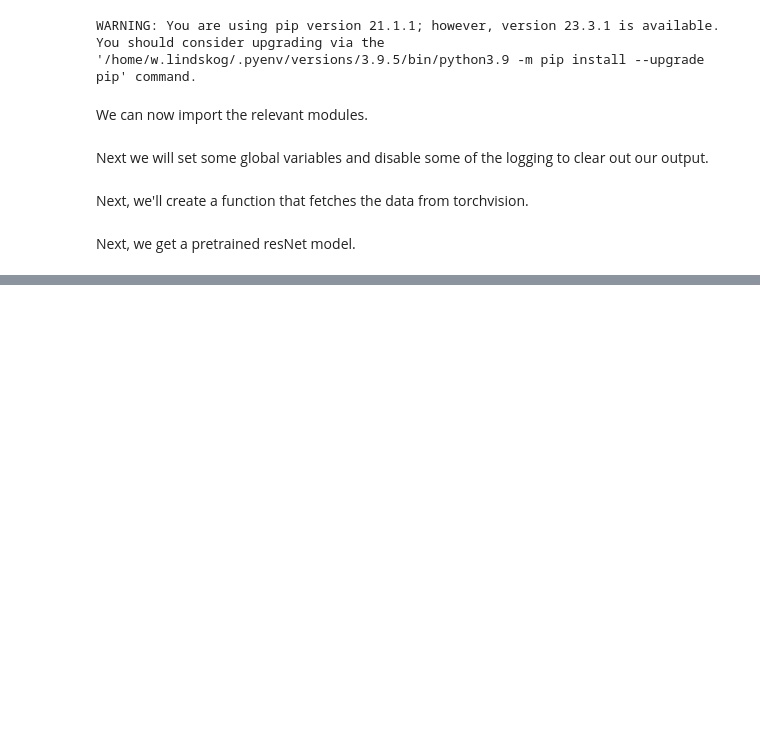
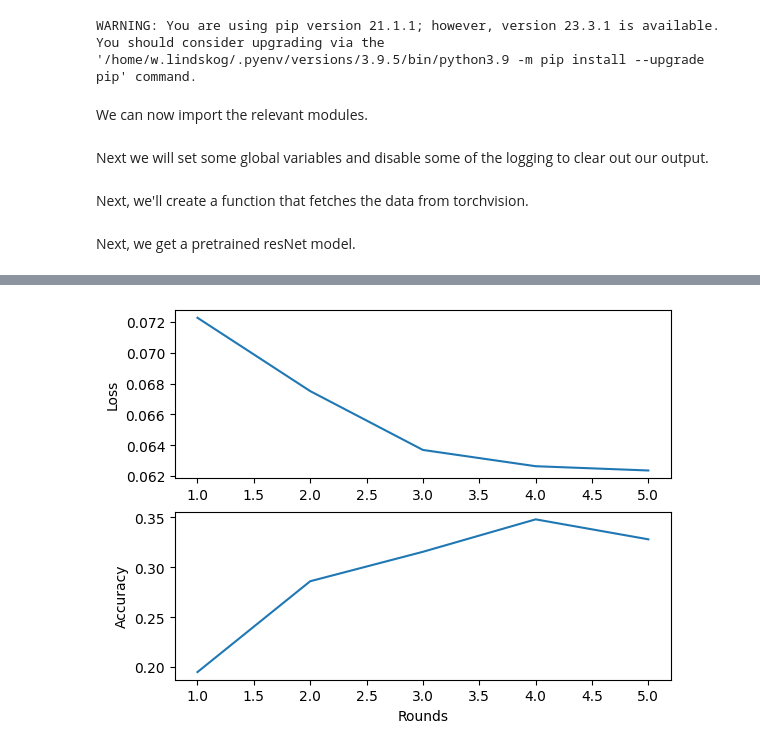
Before and after one commit to WilliamLindskog/AI_Academy_demo, a Jupyter notebook: federated_quickstart.ipynb, the cells around one changed output, grey strips where cells are left out. Drawn from its saved outputs; the diff is of its cells as text; code cells hidden in the pictures; blank space fills up the shorter version.

```diff
--- a/federated_quickstart.ipynb
+++ b/federated_quickstart.ipynb
@@ -71,10 +77,3 @@ def load_data() -> Union[DataLoader, DataLoader]:
     return train_loader, test_loader
 # %% [markdown]
 Next, we get a pretrained resNet model.
-# %%
-# Get resnet18 model
-def get_model() -> torch.nn.Module:
-    """ Get ResNet18 model """
-    model = torchvision.models.resnet18(pretrained=True)
-    model.fc = torch.nn.Linear(512, 10)
-    return model
@@ -139,6 +164,5 @@ class CIFAR10Client(fl.client.NumPyClient):
         loss, accuracy = test(self.net, self.testloader)
         return float(loss), len(self.testloader), {"accuracy": float(accuracy), "loss": float(loss)}
 # %%
-trainloader, testloader = load_data()
 def client_fn(cid):
-  return CIFAR10Client(net, trainloader, testloader)
+  return CIFAR10Client()
@@ -150,9 +169,10 @@ Files already downloaded and verified
 # %%
 def weighted_average(metrics):
-  accuracies = [num_examples * m["accuracy"] for num_examples, m in metrics]
-  losses = [num_examples * m["loss"] for num_examples, m in metrics]
-  examples = [num_examples for num_examples, _ in metrics]
-  return {"accuracy": sum(accuracies) / sum(examples), "loss": sum(losses) / sum(examples)}
+    accuracies = [num_examples * m["accuracy"] for num_examples, m in metrics]
+    losses = [num_examples * m["loss"] for num_examples, m in metrics]
+    examples = [num_examples for num_examples, _ in metrics]
+    print("accuracy: ", sum(accuracies) / sum(examples))
+    return {"accuracy": sum(accuracies) / sum(examples), "loss": sum(losses) / sum(examples)}
 
 strategy = fl.server.strategy.FedAvg(
     fraction_fit=1.0,
@@ -160,7 +180,7 @@ strategy = fl.server.strategy.FedAvg(
     evaluate_metrics_aggregation_fn=weighted_average,
 )
 
-fl.simulation.start_simulation(
+hist = fl.simulation.start_simulation(
     client_fn=client_fn,
     num_clients=NUM_CLIENTS,
     config=fl.server.ServerConfig(num_rounds=NUM_ROUNDS),
@@ -188,0 +234,26 @@ ERROR flwr 2023-11-02 16:40:41,703 | ray_client_proxy.py:147 | Traceback (most r
+# %%
+metric_type = "distributed"
+metric_dict = (
+    hist.metrics_centralized
+    if metric_type == "centralized"
+    else hist.metrics_distributed
+)
+_, values = zip(*metric_dict["accuracy"])
+
+# let's extract decentralized loss (main metric reported in FedProx paper)
+rounds_loss, values_loss = zip(*hist.losses_distributed)
+
+_, axs = plt.subplots(nrows=2, ncols=1, sharex="row")
+axs[0].plot(np.asarray(rounds_loss), np.asarray(values_loss))
+axs[1].plot(np.asarray(rounds_loss), np.asarray(values))
+
+axs[0].set_ylabel("Loss")
+axs[1].set_ylabel("Accuracy")
+
+# plt.title(f"{metric_type.capitalize()} Validation - MNIST")
+plt.xlabel("Rounds")
+# plt.legend(loc="lower right")
+
+plt.show()
+# %% [output]
+[figure, added]
```
Also changed, not shown: parts of 10 cells of this notebook, 1 other file.
